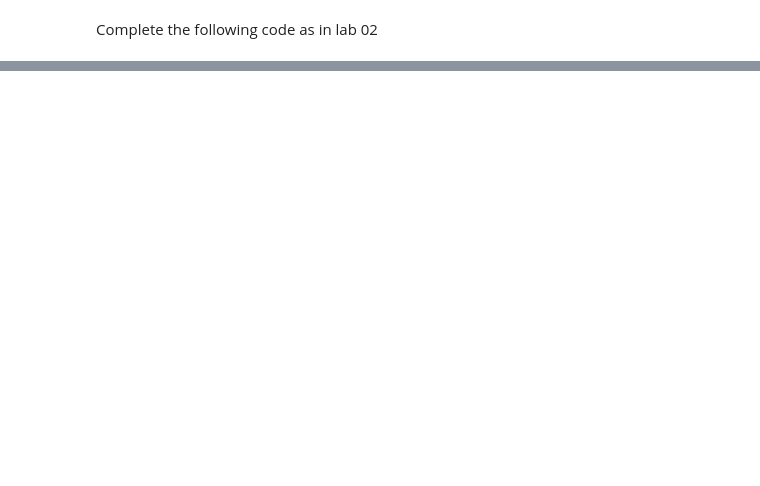
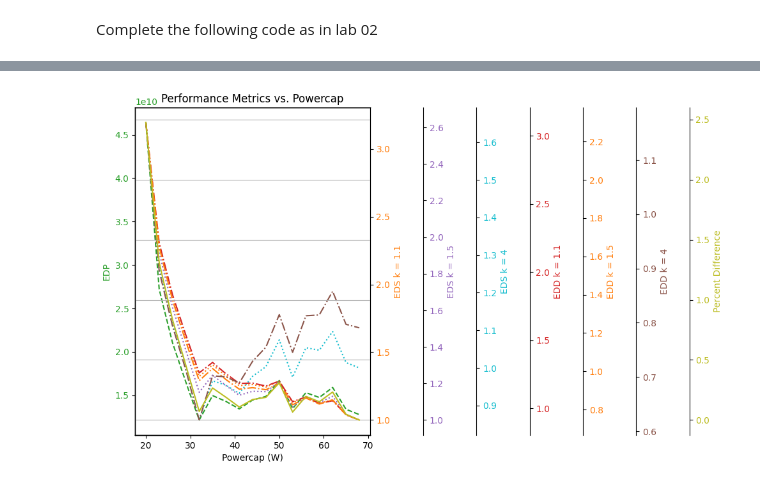
Before and after one commit to JanChyczynski/eumaster4hpc-energy-aware-computing, a Jupyter notebook: docker-image/jupyter/04 RAPL Metrics.ipynb, the cells around one changed output, grey strips where cells are left out. Cells and saved outputs as stored; diff of their text form; code cells hidden in the pictures; blank space fills up the shorter version.

```diff
--- a/docker-image/jupyter/04 RAPL Metrics.ipynb
+++ b/docker-image/jupyter/04 RAPL Metrics.ipynb
@@ -288,35 +322,37 @@ for plot, k in zip(eds_values, k_values):
 
 # EDD plot
 for plot, k in zip(edds, k_values):
     ax5 = ax1.twinx()
     color = f'tab:{colors[offset // 60]}'
     ax5.spines['right'].set_position(('outward', offset))
     offset += 60
     ax5.set_ylabel(f'EDD k = {k}', color=color)
     ax5.plot(tested_powercaps, plot, color=color, linestyle='-.', label='EDD')
     ax5.tick_params(axis='y', labelcolor=color)
 
 # Percent Difference plot
 ax6 = ax1.twinx()
 color = f'tab:{colors[offset // 60]}'
 ax6.spines['right'].set_position(('outward', offset))
 offset += 60
 ax6.set_ylabel('Percent Difference', color=color)
 ax6.plot(tested_powercaps, [-x for x in percent_diffs], color=color, linestyle='-', label='Percent Difference')
 ax6.tick_params(axis='y', labelcolor=color)
-
+"""
 ax7 = ax1.twinx()
 color = f'tab:{colors[offset // 60]}'
 ax7.spines['right'].set_position(('outward', offset))
 offset += 60
 ax7.set_ylabel('ChASz (EDP++)', color=color)
 ax7.plot(tested_powercaps, chASzs, color=color, linestyle='-', label='ChASz (EDP++)')
 ax7.tick_params(axis='y', labelcolor=color)
-
+"""
 fig.tight_layout()
 plt.title('Performance Metrics vs. Powercap')
 plt.grid(True)
 plt.show()
+# %% [output]
+[figure, added]
 # %%
 
 def trans_edp(E):
```
Also changed, not shown: parts of 8 cells of this notebook.
